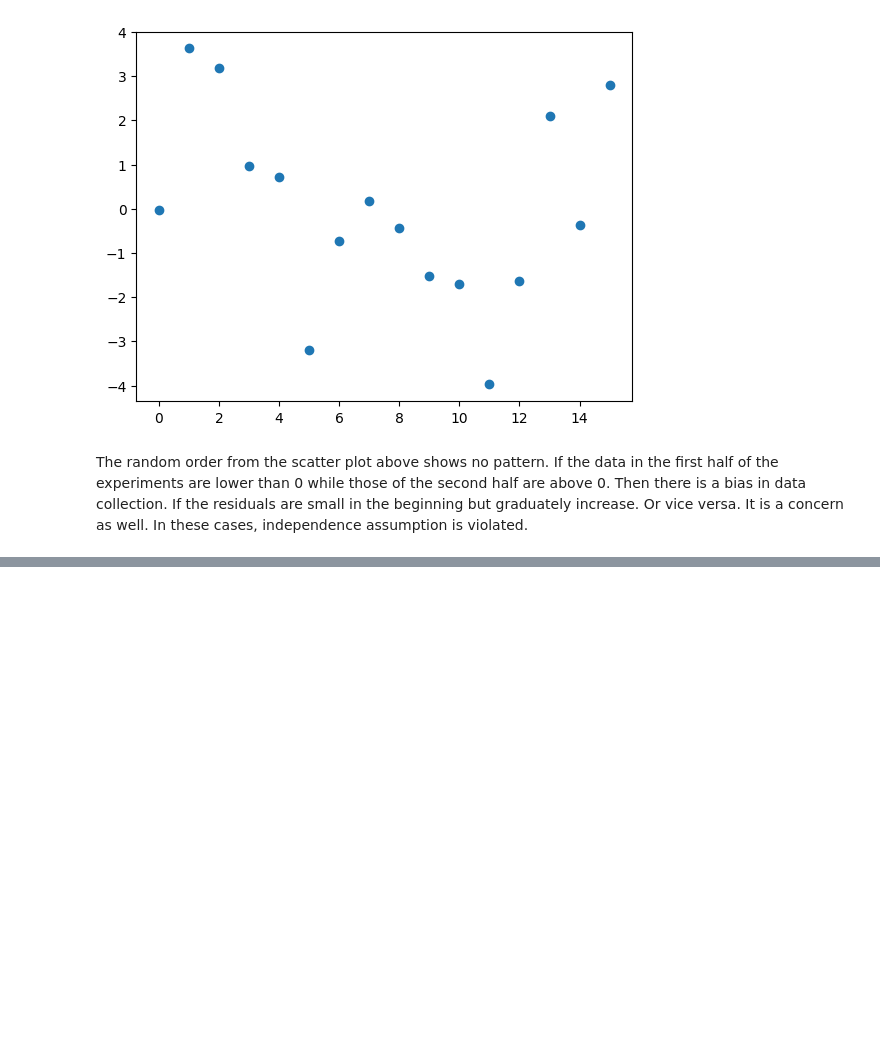
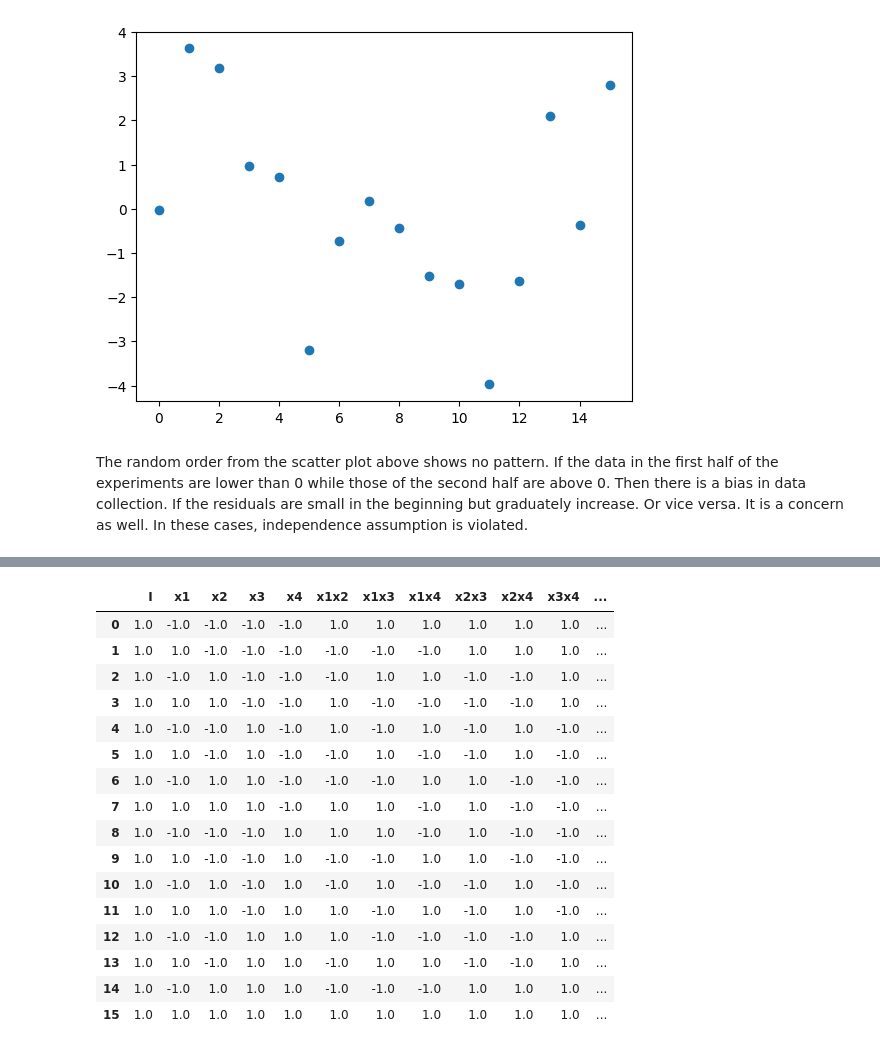
Before and after one commit to changsksu/IMSE_Data_Science, a Jupyter notebook: Two_Level_Factorial_Analysis.ipynb, the cells around one changed output, grey strips where cells are left out. Drawn from its saved outputs; the diff is of its cells as text; code cells hidden in the pictures; blank space fills up the shorter version.

```diff
--- a/Two_Level_Factorial_Analysis.ipynb
+++ b/Two_Level_Factorial_Analysis.ipynb
@@ -363,0 +370,11 @@ The random order from the scatter plot above shows no pattern. If the data in th
+# %%
+#use theread option where the data file is rignt under your default google drive directory
+#note that the path is case sensitive
+#use a text editor such as notepad to see the seperator dividing data
+#go the 1st read option for local file: see the Read data from local file notebook for an example
+# Four Factors A-D and the response is Etch Rate
+# the run_oder is the order when the combination was experimented which will be used for plotting residuals
+# the experiments also include four center points
+df = pd.read_csv('https://raw.githubusercontent.com/changsksu/KState_IMSE541/main/EX%2013.8%20Etch%20Rate%20k%3D4%20cpts.csv', sep=',', na_values=".")
+
+df
@@ -363,0 +399,3 @@ The random order from the scatter plot above shows no pattern. If the data in th
+# %%
+Xmain=df[['A_Gap', 'B_Pressure', 'C_Flow', 'D_Power']][0:16]
+Xmain
@@ -363,0 +420,31 @@ The random order from the scatter plot above shows no pattern. If the data in th
+# %%
+# convert x1 to x4 input columns into a polynomial matrix with intercept columns
+# computation is done in numpy and convert it into Panda dataframe
+# eventhough you can generate the full model, the factional design won't allow you to fit every term
+from sklearn.linear_model import LinearRegression
+from sklearn.preprocessing import PolynomialFeatures
+xx=Xmain.to_numpy()
+poly= PolynomialFeatures(degree=3, interaction_only=True)
+xxpd=pd.DataFrame(poly.fit_transform(xx), columns=['I', 'x1', 'x2', 'x3', 'x4','x1x2', 'x1x3', 'x1x4', 'x2x3', 'x2x4', 'x3x4', 'x1x2x3', 'x1x2x4', 'x1x3x4','x2x3x4'])
+# if the full model is designed then x1x2x3x4 should be added, otherwise leave it out
+x1x2x3x4=df['A_Gap'] * df['B_Pressure'] *df['C_Flow'] * df['D_Power']
+xxpd['x1x2x3x4']=x1x2x3x4
+xxpd
+# %% [output]
+|  | I | x1 | x2 | x3 | x4 | x1x2 | x1x3 | x1x4 | x2x3 | x2x4 | x3x4 | ... |
+| 0 | 1.0 | -1.0 | -1.0 | -1.0 | -1.0 | 1.0 | 1.0 | 1.0 | 1.0 | 1.0 | 1.0 | ... |
+| 1 | 1.0 | 1.0 | -1.0 | -1.0 | -1.0 | -1.0 | -1.0 | -1.0 | 1.0 | 1.0 | 1.0 | ... |
+| 2 | 1.0 | -1.0 | 1.0 | -1.0 | -1.0 | -1.0 | 1.0 | 1.0 | -1.0 | -1.0 | 1.0 | ... |
+| 3 | 1.0 | 1.0 | 1.0 | -1.0 | -1.0 | 1.0 | -1.0 | -1.0 | -1.0 | -1.0 | 1.0 | ... |
+| 4 | 1.0 | -1.0 | -1.0 | 1.0 | -1.0 | 1.0 | -1.0 | 1.0 | -1.0 | 1.0 | -1.0 | ... |
+| 5 | 1.0 | 1.0 | -1.0 | 1.0 | -1.0 | -1.0 | 1.0 | -1.0 | -1.0 | 1.0 | -1.0 | ... |
+| 6 | 1.0 | -1.0 | 1.0 | 1.0 | -1.0 | -1.0 | -1.0 | 1.0 | 1.0 | -1.0 | -1.0 | ... |
+| 7 | 1.0 | 1.0 | 1.0 | 1.0 | -1.0 | 1.0 | 1.0 | -1.0 | 1.0 | -1.0 | -1.0 | ... |
+| 8 | 1.0 | -1.0 | -1.0 | -1.0 | 1.0 | 1.0 | 1.0 | -1.0 | 1.0 | -1.0 | -1.0 | ... |
+| 9 | 1.0 | 1.0 | -1.0 | -1.0 | 1.0 | -1.0 | -1.0 | 1.0 | 1.0 | -1.0 | -1.0 | ... |
+| 10 | 1.0 | -1.0 | 1.0 | -1.0 | 1.0 | -1.0 | 1.0 | -1.0 | -1.0 | 1.0 | -1.0 | ... |
+| 11 | 1.0 | 1.0 | 1.0 | -1.0 | 1.0 | 1.0 | -1.0 | 1.0 | -1.0 | 1.0 | -1.0 | ... |
+| 12 | 1.0 | -1.0 | -1.0 | 1.0 | 1.0 | 1.0 | -1.0 | -1.0 | -1.0 | -1.0 | 1.0 | ... |
+| 13 | 1.0 | 1.0 | -1.0 | 1.0 | 1.0 | -1.0 | 1.0 | 1.0 | -1.0 | -1.0 | 1.0 | ... |
+| 14 | 1.0 | -1.0 | 1.0 | 1.0 | 1.0 | -1.0 | -1.0 | -1.0 | 1.0 | 1.0 | 1.0 | ... |
+| 15 | 1.0 | 1.0 | 1.0 | 1.0 | 1.0 | 1.0 | 1.0 | 1.0 | 1.0 | 1.0 | 1.0 | ... |
```
Also changed, not shown: parts of 13 cells of this notebook.
